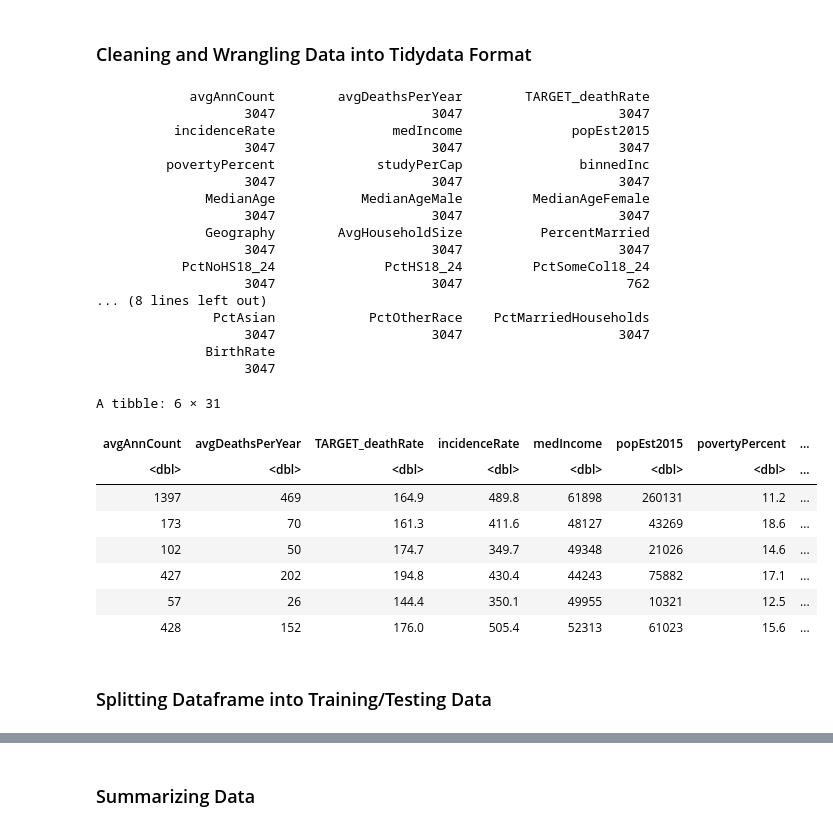
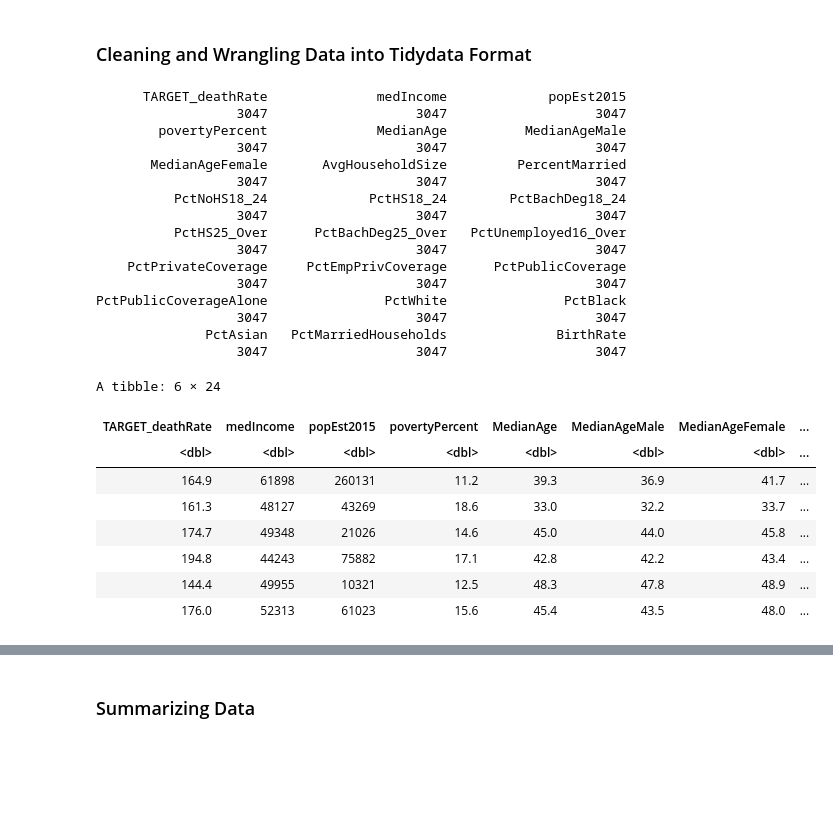
Before and after one commit to caswellbrett/CancerMortalityPrediction, a Jupyter notebook: Report.ipynb, the cells around one changed output, grey strips where cells are left out. Saved outputs shown, nothing was run; the diff lists cells and outputs as text; code cells hidden in the pictures; blank space fills up the shorter version.

Commit message:
Added to EDA and regression model

```diff
--- a/Report.ipynb
+++ b/Report.ipynb
@@ -49,44 +53,63 @@ A spec_tbl_df: 3047 × 34
 ### Cleaning and Wrangling Data into Tidydata Format
 # %%
 cancer_data <- cancer |> filter(na.rm = TRUE)
-colSums(!is.na(cancer_data))
 
-cancer_filter <- cancer_data |> select(-PctPrivateCoverageAlone, -PctEmployed16_Over, -PctSomeCol18_24)
-head(cancer_filter)
+cancer_filter <- cancer_data |> select(-PctPrivateCoverageAlone, -PctEmployed16_Over,
+                                       -PctSomeCol18_24, -Geography, -avgAnnCount,
+                                      -avgDeathsPerYear, -incidenceRate, -studyPerCap, -PctOtherRace, -binnedInc)
+colSums(!is.na(cancer_filter))
+cancer_clean <- na.omit(cancer_filter)
+head(cancer_clean)
 
+set.seed(100)
+cancer_split <- initial_split(data = cancer_filter, prop = 0.75, strata = TARGET_deathRate)
+cancer_training <- training(cancer_split)
+cancer_testing <- testing(cancer_split)
+
+
+bestsub.model <- regsubsets(TARGET_deathRate ~ medIncome +
+                              popEst2015 + povertyPercent +
+                              MedianAge + MedianAgeMale +
+                              MedianAgeFemale + AvgHouseholdSize +
+                              PercentMarried + PctNoHS18_24 +
+                              PctHS18_24 + PctBachDeg18_24 +
+                              PctHS25_Over + PctBachDeg25_Over +
+                              PctUnemployed16_Over + PctPrivateCoverage +
+                              PctEmpPrivCoverage + PctPublicCoverage +
+                              PctPublicCoverageAlone + PctWhite +
+                              PctBlack + PctAsian +
+                              PctMarriedHouseholds + BirthRate,
+                            data = cancer_training, nvmax = 10)
 #cancer_data <- cancer_data |>
 #    select(medIncome, MedianAge, TARGET_deathRate) |> # selecting only relevant columns
 #    filter(na.rm = TRUE) |> # removing observations with N/A values
 #    filter(MedianAge <= 100) |> # removing observations with erroneous median age
 #    rename(MedianIncome = medIncome,
 #           DeathsPerCapita = TARGET_deathRate) # renaming columns to consistent format
 #head(cancer_data) # display first 6 rows of data
 # %% [output]
-            avgAnnCount        avgDeathsPerYear        TARGET_deathRate
-                   3047                    3047                    3047
-          incidenceRate               medIncome              popEst2015
-                   3047                    3047                    3047
-         povertyPercent             studyPerCap               binnedInc
-                   3047                    3047                    3047
-              MedianAge           MedianAgeMale         MedianAgeFemale
-                   3047                    3047                    3047
-              Geography        AvgHouseholdSize          PercentMarried
-                   3047                    3047                    3047
-           PctNoHS18_24              PctHS18_24         PctSomeCol18_24
-                   3047                    3047                     762
-... (8 lines left out)
-               PctAsian            PctOtherRace    PctMarriedHouseholds
-                   3047                    3047                    3047
-              BirthRate
-                   3047
+      TARGET_deathRate              medIncome             popEst2015
+                  3047                   3047                   3047
+        povertyPercent              MedianAge          MedianAgeMale
+                  3047                   3047                   3047
+       MedianAgeFemale       AvgHouseholdSize         PercentMarried
+                  3047                   3047                   3047
+          PctNoHS18_24             PctHS18_24        PctBachDeg18_24
+                  3047                   3047                   3047
+          PctHS25_Over      PctBachDeg25_Over   PctUnemployed16_Over
+                  3047                   3047                   3047
+    PctPrivateCoverage     PctEmpPrivCoverage      PctPublicCoverage
+                  3047                   3047                   3047
+PctPublicCoverageAlone               PctWhite               PctBlack
+                  3047                   3047                   3047
+              PctAsian   PctMarriedHouseholds              BirthRate
+                  3047                   3047                   3047
-A tibble: 6 × 31
+A tibble: 6 × 24
-| avgAnnCount | avgDeathsPerYear | TARGET_deathRate | incidenceRate | medIncome | popEst2015 | povertyPercent | ... |
+| TARGET_deathRate | medIncome | popEst2015 | povertyPercent | MedianAge | MedianAgeMale | MedianAgeFemale | ... |
 | <dbl> | <dbl> | <dbl> | <dbl> | <dbl> | <dbl> | <dbl> | ... |
-| 1397 | 469 | 164.9 | 489.8 | 61898 | 260131 | 11.2 | ... |
-| 173 | 70 | 161.3 | 411.6 | 48127 | 43269 | 18.6 | ... |
-| 102 | 50 | 174.7 | 349.7 | 49348 | 21026 | 14.6 | ... |
-| 427 | 202 | 194.8 | 430.4 | 44243 | 75882 | 17.1 | ... |
-| 57 | 26 | 144.4 | 350.1 | 49955 | 10321 | 12.5 | ... |
-| 428 | 152 | 176.0 | 505.4 | 52313 | 61023 | 15.6 | ... |
+| 164.9 | 61898 | 260131 | 11.2 | 39.3 | 36.9 | 41.7 | ... |
+| 161.3 | 48127 | 43269 | 18.6 | 33.0 | 32.2 | 33.7 | ... |
+| 174.7 | 49348 | 21026 | 14.6 | 45.0 | 44.0 | 45.8 | ... |
+| 194.8 | 44243 | 75882 | 17.1 | 42.8 | 42.2 | 43.4 | ... |
+| 144.4 | 49955 | 10321 | 12.5 | 48.3 | 47.8 | 48.9 | ... |
+| 176.0 | 52313 | 61023 | 15.6 | 45.4 | 43.5 | 48.0 | ... |
-# %% [markdown]
-### Splitting Dataframe into Training/Testing Data
```
Also changed, not shown: parts of 6 cells of this notebook.
